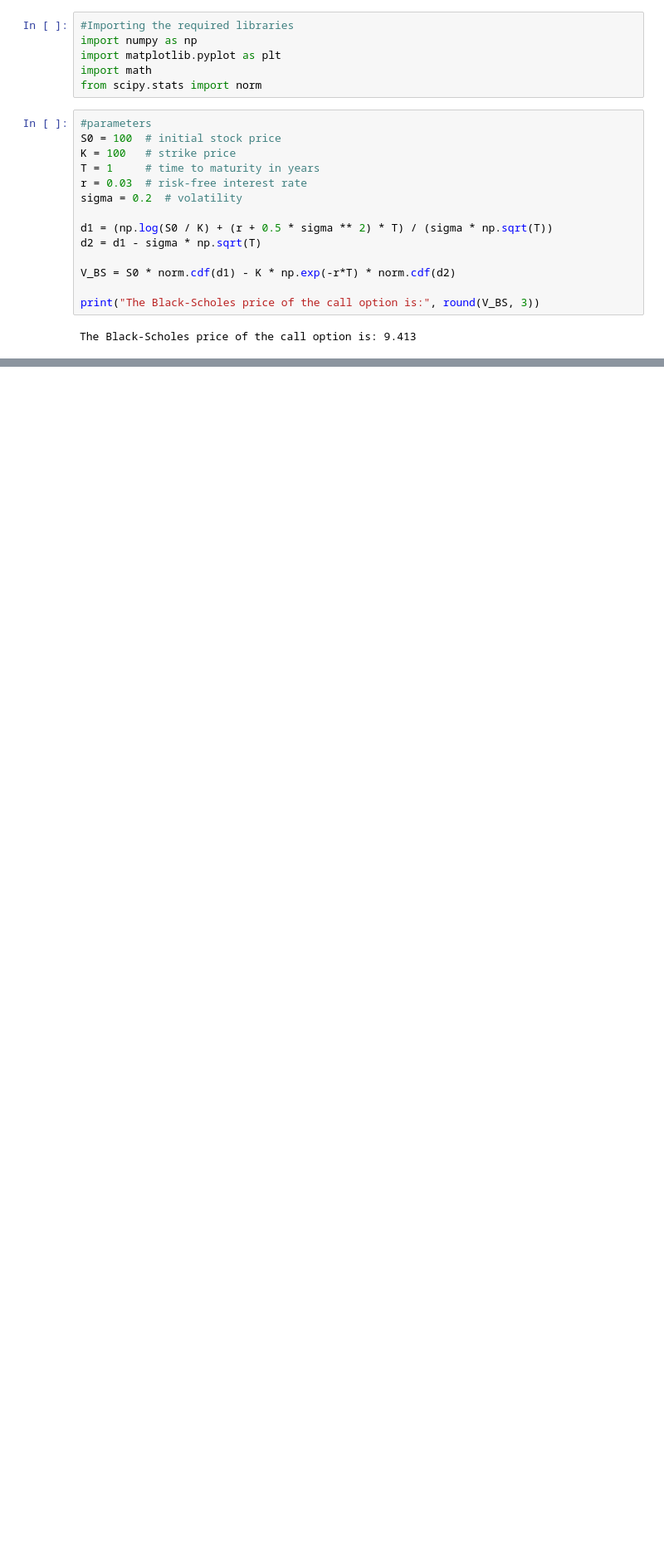
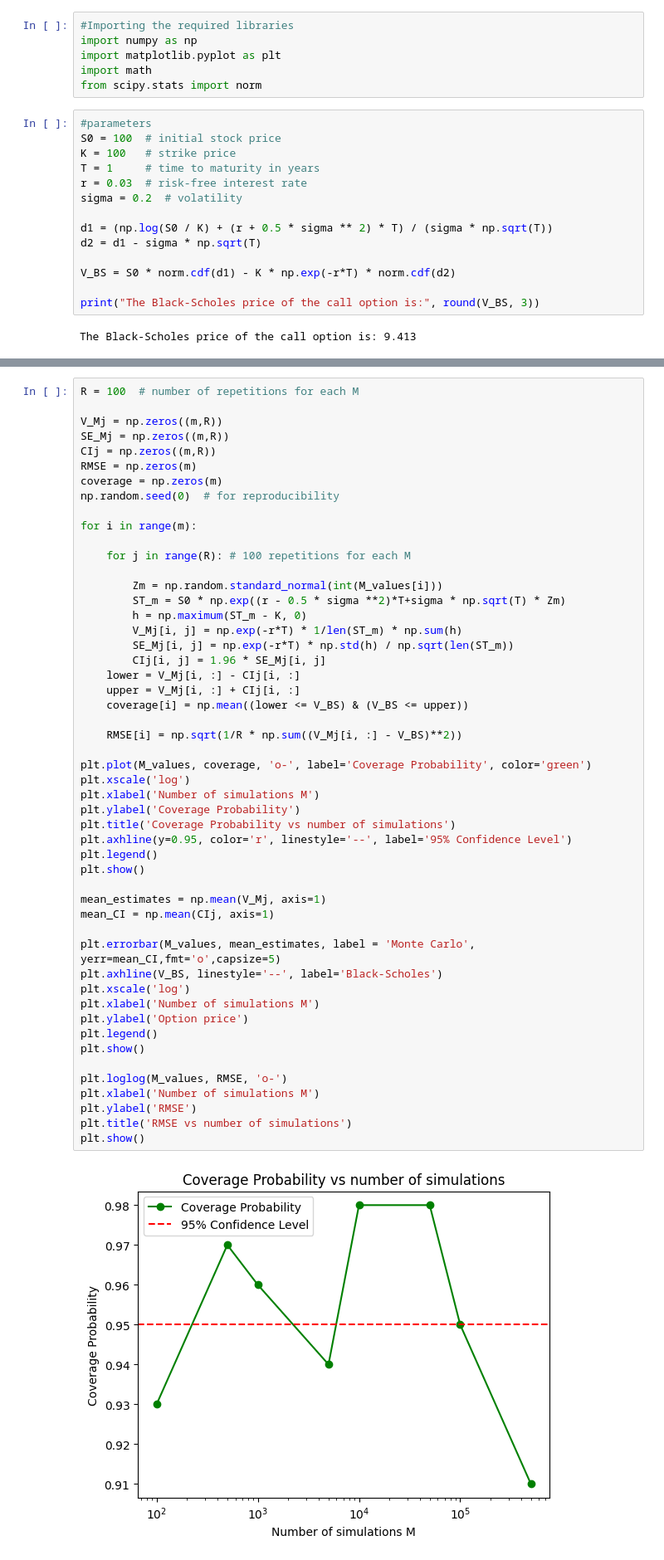
Before and after one commit to tom-fritzdorf/Financial-derivatives, a Jupyter notebook: noah.ipynb, the cells around one changed output, grey strips where cells are left out. Shown at 83% size. Saved outputs shown, nothing was run; the diff lists cells and outputs as text; blank space fills up the shorter version.

```diff
--- a/noah.ipynb
+++ b/noah.ipynb
@@ -51,0 +60,53 @@ Number of simulations: 500000, Monte Carlo price: 9.438, 95% CI: [9.399, 9.477]
+# %%
+R = 100  # number of repetitions for each M
+
+V_Mj = np.zeros((m,R))
+SE_Mj = np.zeros((m,R))
+CIj = np.zeros((m,R))
+RMSE = np.zeros(m)
+coverage = np.zeros(m)
+np.random.seed(0)  # for reproducibility
+
+for i in range(m):
+
+    for j in range(R): # 100 repetitions for each M
+
+        Zm = np.random.standard_normal(int(M_values[i]))
+        ST_m = S0 * np.exp((r - 0.5 * sigma **2)*T+sigma * np.sqrt(T) * Zm)
+        h = np.maximum(ST_m - K, 0)
+        V_Mj[i, j] = np.exp(-r*T) * 1/len(ST_m) * np.sum(h)
+        SE_Mj[i, j] = np.exp(-r*T) * np.std(h) / np.sqrt(len(ST_m))
+        CIj[i, j] = 1.96 * SE_Mj[i, j]
+    lower = V_Mj[i, :] - CIj[i, :]
+    upper = V_Mj[i, :] + CIj[i, :]
+    coverage[i] = np.mean((lower <= V_BS) & (V_BS <= upper))
+
+    RMSE[i] = np.sqrt(1/R * np.sum((V_Mj[i, :] - V_BS)**2))
+
+plt.plot(M_values, coverage, 'o-', label='Coverage Probability', color='green')
+plt.xscale('log')
+plt.xlabel('Number of simulations M')
+plt.ylabel('Coverage Probability')
+plt.title('Coverage Probability vs number of simulations')
+plt.axhline(y=0.95, color='r', linestyle='--', label='95% Confidence Level')
+plt.legend()
+plt.show()
+
+mean_estimates = np.mean(V_Mj, axis=1)
+mean_CI = np.mean(CIj, axis=1)
+
+plt.errorbar(M_values, mean_estimates, label = 'Monte Carlo', yerr=mean_CI,fmt='o',capsize=5)
+plt.axhline(V_BS, linestyle='--', label='Black-Scholes')
+plt.xscale('log')
+plt.xlabel('Number of simulations M')
+plt.ylabel('Option price')
+plt.legend()
+plt.show()
+
+plt.loglog(M_values, RMSE, 'o-')
+plt.xlabel('Number of simulations M')
+plt.ylabel('RMSE')
+plt.title('RMSE vs number of simulations')
+plt.show()
+# %% [output]
+[figure, added]
```
Also changed, not shown: parts of 2 cells of this notebook.
